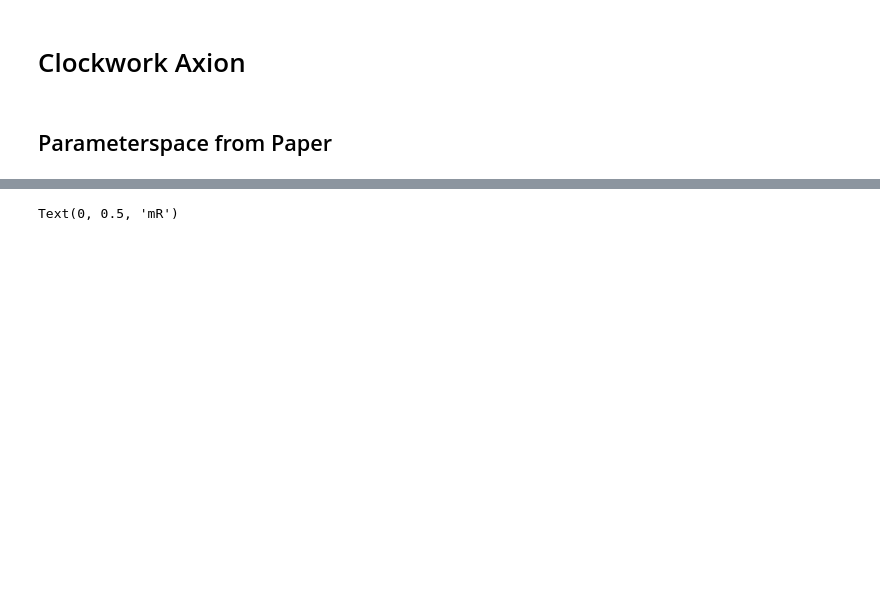
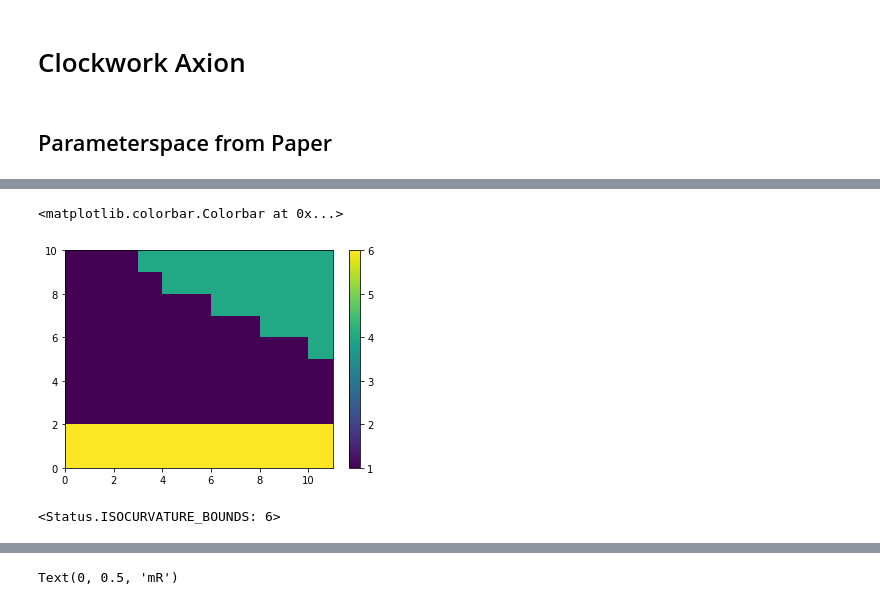
Before and after one commit to anna-jana/masters-project, a Jupyter notebook: transport_eq_in_time/clockwork.ipynb, the cells around one changed output, grey strips where cells are left out. Cells and saved outputs as stored; diff of their text form; code cells hidden in the pictures; blank space fills up the shorter version.

```diff
--- a/transport_eq_in_time/clockwork.ipynb
+++ b/transport_eq_in_time/clockwork.ipynb
@@ -64,3 +86,13 @@ Wall time: 5min 58s
+# %%
+plt.pcolormesh(obs[..., -1])
+plt.colorbar()
+# %% [output]
+<matplotlib.colorbar.Colorbar at 0x...>
+[figure, added]
+# %%
+Status.ISOCURVATURE_BOUNDS
+# %% [output]
+<Status.ISOCURVATURE_BOUNDS: 6>
 # %%
 eta = obs[:, :, 0] * obs[:, :, 1]
 Omega_h_sq = obs[:, :, 2]
```
Also changed, not shown: parts of 2 cells of this notebook, 2 other files.
